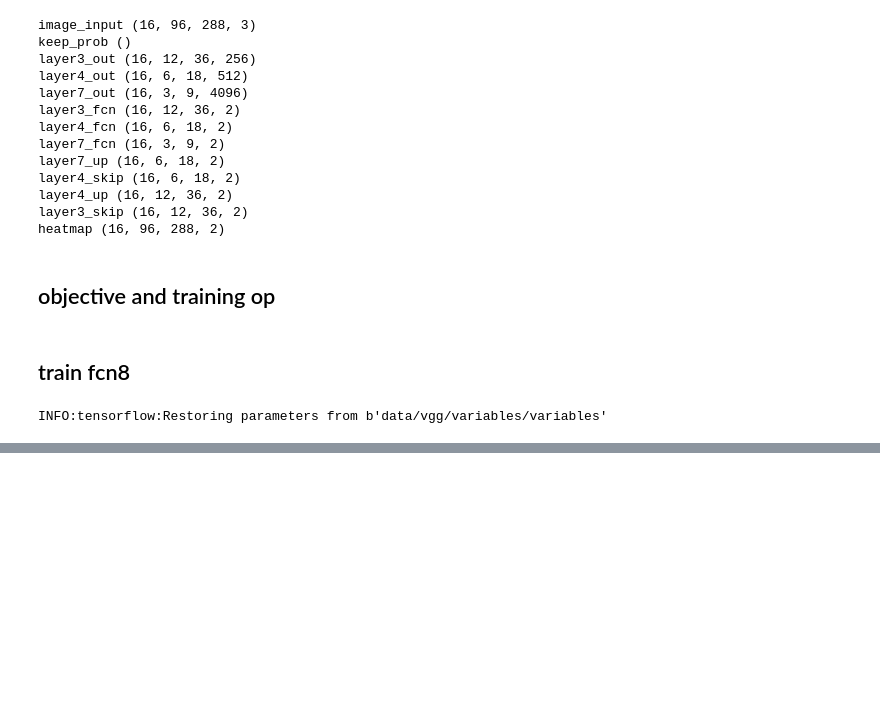
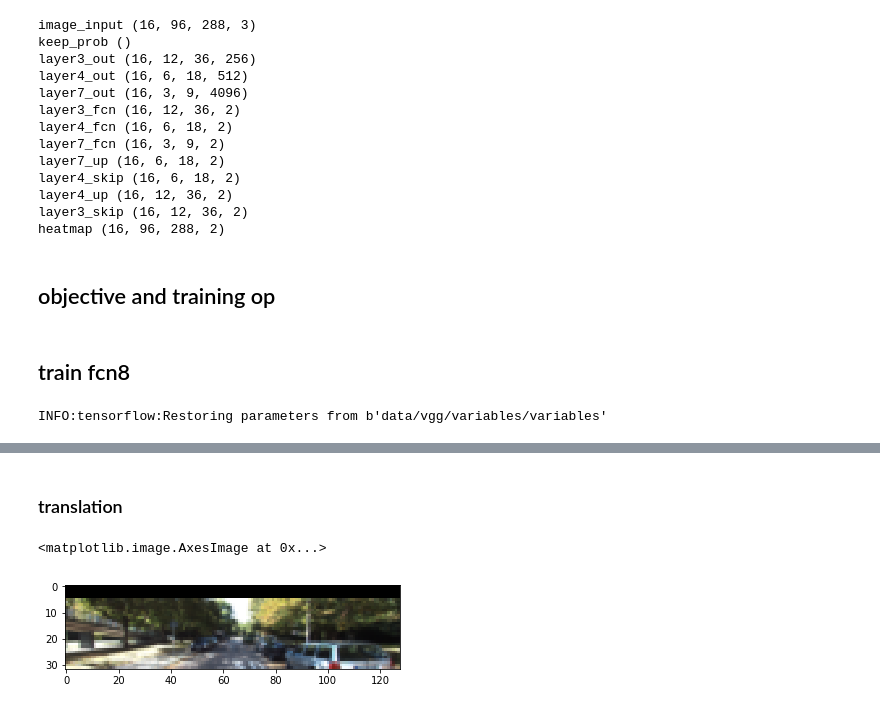
Before and after one commit to dolaameng/CarND-Semantic-Segmentation, a Jupyter notebook: notes.ipynb, the cells around one changed output, grey strips where cells are left out. Saved outputs shown, nothing was run; the diff lists cells and outputs as text; code cells hidden in the pictures; blank space fills up the shorter version.

```diff
--- a/notes.ipynb
+++ b/notes.ipynb
@@ -183,0 +204,8 @@ sess.close()
+# %% [markdown]
+### translation
+# %%
+shifted_img = np.pad(img[:-5, ...], [(5, 0), (0, 0), (0, 0)], mode="constant", constant_values=0)
+plt.imshow(shifted_img)
+# %% [output]
+<matplotlib.image.AxesImage at 0x...>
+[figure, added]
```
Also changed, not shown: parts of 15 cells of this notebook, 2 other files.
